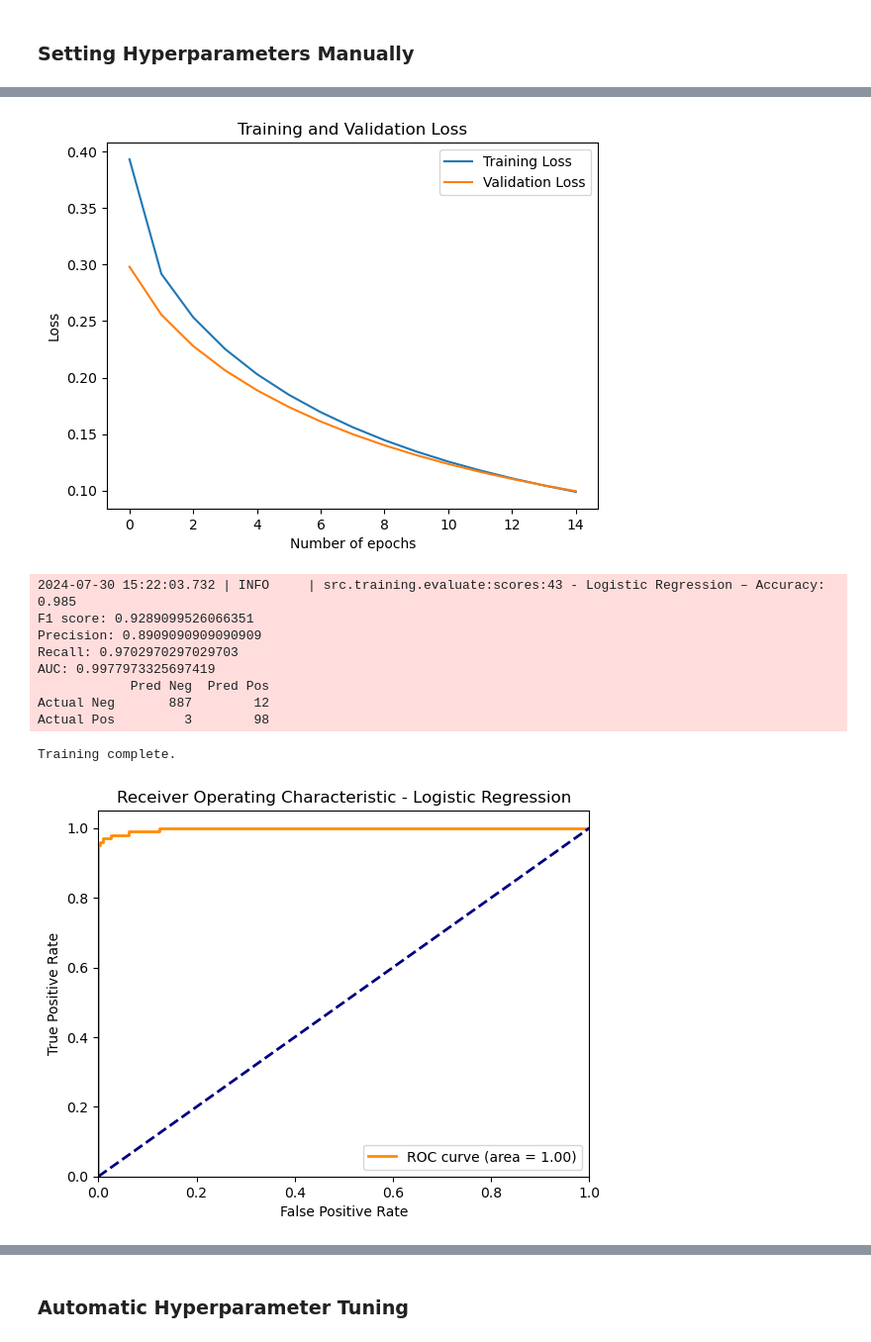
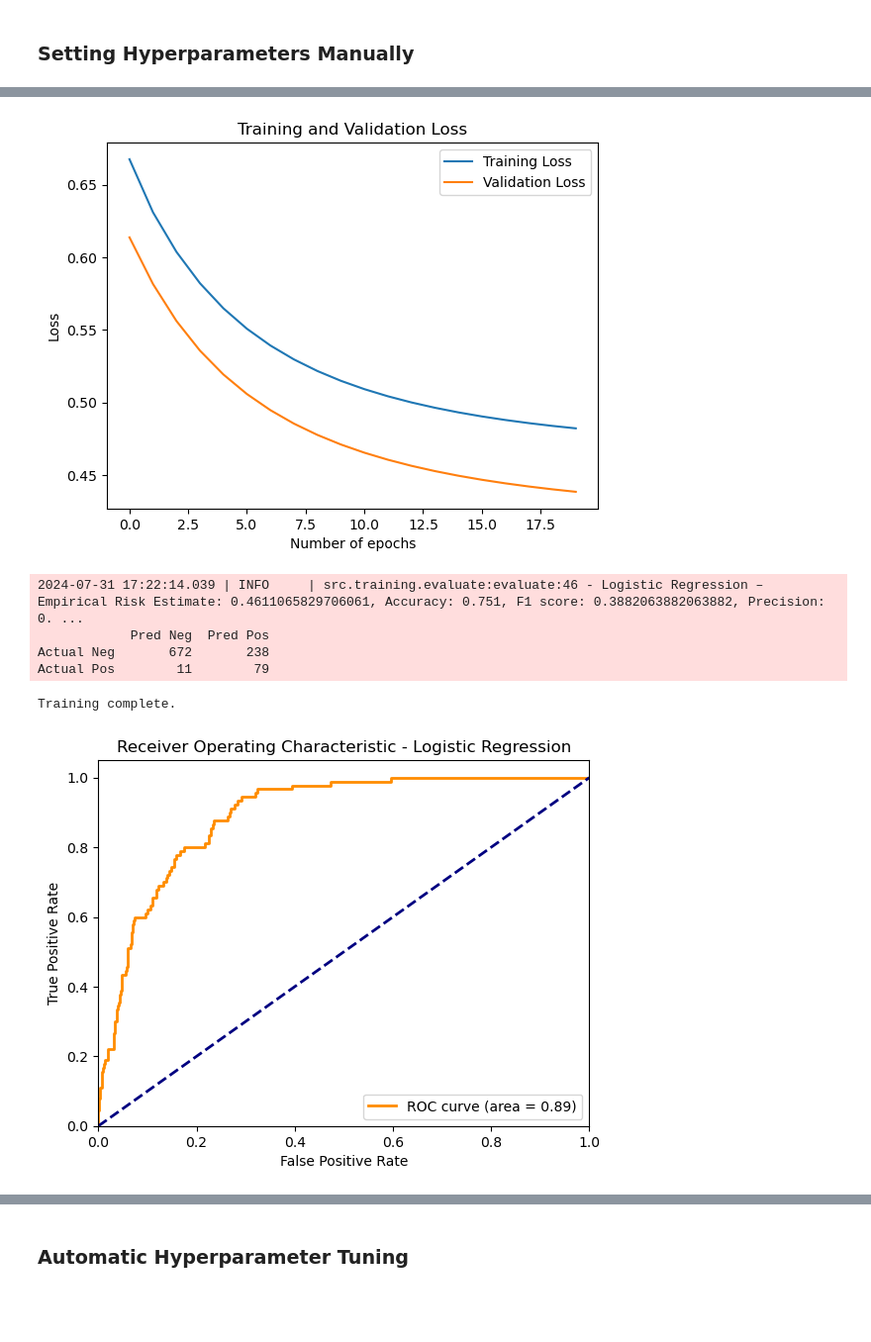
Before and after one commit to paulutsch/binary-stroke-classification, a Jupyter notebook: notebooks/main.ipynb, the cells around one changed output, grey strips where cells are left out. Shown at 99% size. Drawn from its saved outputs; the diff is of its cells as text; code cells hidden in the pictures; blank space fills up the shorter version.

```diff
--- a/notebooks/main.ipynb
+++ b/notebooks/main.ipynb
@@ -263,6 +286,6 @@ To select the most important features, we will train our Logistic Regression mod
 # %%
 n_features_per_iteration = 5  # delete 5 features per iteration
-risk_estimate_error_margin = 0.02  # metric: weighted binary cross entropy loss
+risk_estimate_error_margin = 0.00  # metric: weighted binary cross entropy loss
 
 features_to_delete, risk_estimates = feature_selection(
     X_tmp,
@@ -271,4 +294,7 @@ features_to_delete, risk_estimates = feature_selection(
     risk_estimate_error_margin=risk_estimate_error_margin,
     plot=True,
 )
+print(
+    f"Features to delete ({len(features_to_delete)}, thereof unique {len(set(features_to_delete))}): {features_to_delete}"
+)
 # %% [output]
@@ -294,15 +321,22 @@ Number of features to delete: 150
 Let's create new references `X_train_selected`, `X_val_selected` and `X_test_selected`.
 # %%
 # drop the features
+logger.info(f"Shape of X_tmp before feature selection: {X_tmp.shape}")
+logger.info(f"Shape of X_test_selected before feature selection: {X_test_tmp.shape}")
+
 X_selected = np.delete(X_tmp, features_to_delete, axis=1)
 y_selected = y_tmp
 X_test_selected = np.delete(X_test_tmp, features_to_delete, axis=1)
 
 X_train_selected, X_val_selected, y_train_selected, y_val_selected = train_test_split(
-    X_tmp, y_tmp, test_size=0.2
+    X_selected, y_selected, test_size=0.2
 )
 
-logger.info(f"Shape of X_train_tmp after feature selection: {X_train_selected.shape}")
-logger.info(f"Shape of X_val_tmp after feature selection: {X_val_selected.shape}")
-logger.info(f"Shape of X_test_tmp after feature selection: {X_test_selected.shape}")
+logger.info(
+    f"Shape of X_train_selected after feature selection: {X_train_selected.shape}"
+)
+logger.info(f"Shape of X_val_selected after feature selection: {X_val_selected.shape}")
+logger.info(
+    f"Shape of X_test_selected after feature selection: {X_test_selected.shape}"
+)
 # %% [output]
@@ -347,13 +379,13 @@ Next, we will train the Logistic Regression model on the selected features.
 # %% [markdown]
 ### Setting Hyperparameters Manually
 # %%
-epochs = 15
-learning_rate = 0.1
+epochs = 20
+learning_rate = 0.01
 batch_size = 8
-lambda_reg = 0.0001
+lambda_reg = 0.01
 # %%
 # Logisic Regression Hyper Param Tuning
-log_reg = BinaryLogisticRegression(
+lr = BinaryLogisticRegression(
     X_train_selected.shape[1],
     epochs=epochs,
     learning_rate=learning_rate,
@@ -361,13 +393,11 @@ log_reg = BinaryLogisticRegression(
     lambda_reg=lambda_reg,
 )
 
-log_reg.fit(
-    X_train_selected, y_train_selected, X_val_selected, y_val_selected, plot=True
-)
+lr.fit(X_train_selected, y_train_selected, X_val_selected, y_val_selected, plot=True)
 
-y_pred = log_reg.predict(X_val_selected)
-y_pred_proba = log_reg.predict_proba(X_val_selected)
-acc, f1, auc = evaluate(
+y_pred = lr.predict(X_val_selected)
+y_pred_proba = lr.predict_proba(X_val_selected)
+R_est, acc, f1, auc = evaluate(
     "Logistic Regression", y_val_selected, y_pred, y_pred_proba, plot=True
 )
 # %% [output]
@@ -389,12 +424,8 @@ Epoch 14: Train Loss: 0.09877132645857101, Val Loss: 0.09933941942404054
-[figure, old version]
+[figure, new version]
-2024-07-30 15:22:03.732 | INFO     | src.training.evaluate:scores:43 - Logistic Regression – Accuracy: 0.985
-F1 score: 0.9289099526066351
-Precision: 0.8909090909090909
-Recall: 0.9702970297029703
-AUC: 0.9977973325697419
+2024-07-31 17:22:14.039 | INFO     | src.training.evaluate:evaluate:46 - Logistic Regression – Empirical Risk Estimate: 0.4611065829706061, Accuracy: 0.751, F1 score: 0.3882063882063882, Precision: 0. ...
             Pred Neg  Pred Pos
-Actual Neg       887        12
-Actual Pos         3        98
+Actual Neg       672       238
+Actual Pos        11        79
 Training complete.
-[figure, old version]
+[figure, new version]
 # %% [markdown]
```
Also changed, not shown: parts of 21 cells of this notebook, 5 other files.
